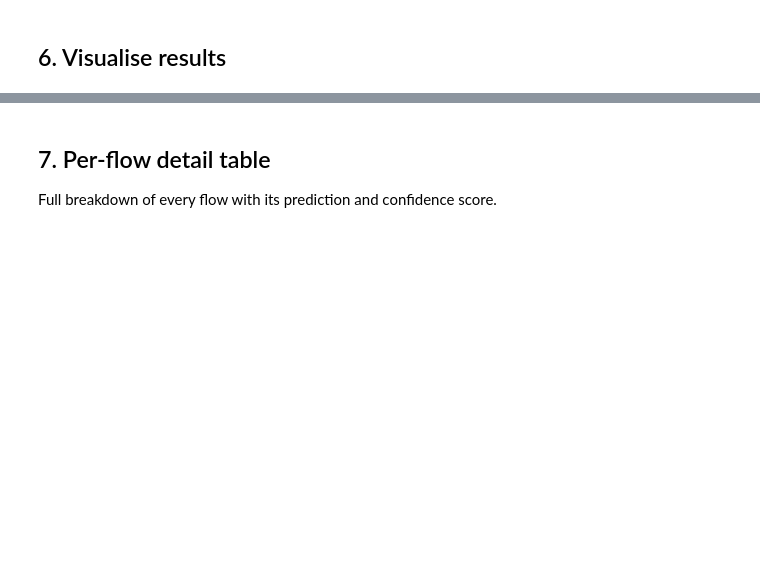
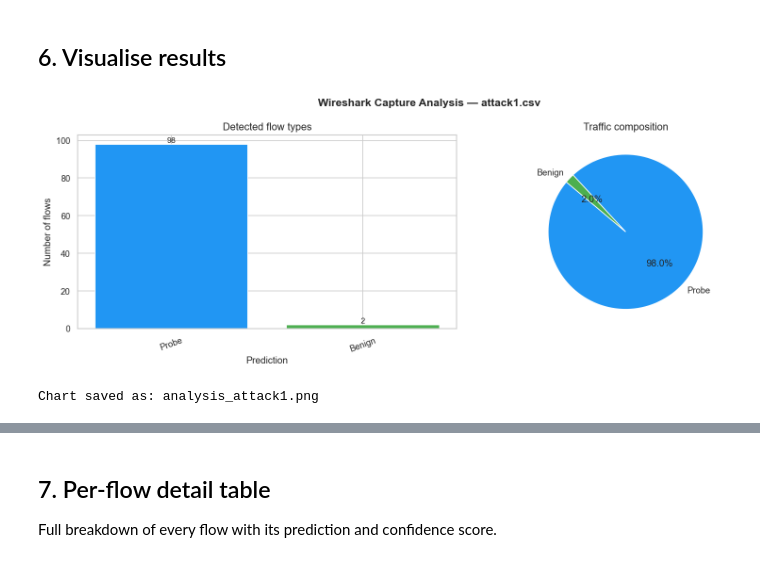
Before and after one commit to manan75/NetworkAnomaly-Detection, a Jupyter notebook: 05_inference_pipeline.ipynb, the cells around one changed output, grey strips where cells are left out. Saved outputs shown, nothing was run; the diff lists cells and outputs as text; code cells hidden in the pictures; blank space fills up the shorter version.

```diff
--- a/05_inference_pipeline.ipynb
+++ b/05_inference_pipeline.ipynb
@@ -124,19 +163,24 @@ print('  Done!')
 # %% [markdown]
 ## 4. Run predictions
 # %%
-# Predict class and probability for each flow
-y_pred_encoded  = model.predict(X_live_scaled)
-y_pred_labels   = le.inverse_transform(y_pred_encoded)
-y_pred_proba    = model.predict_proba(X_live_scaled)
+y_pred_encoded = model.predict(X_live_scaled)
+y_pred_labels  = le.inverse_transform(y_pred_encoded)
+y_pred_proba   = model.predict_proba(X_live_scaled)
+confidence     = y_pred_proba.max(axis=1) * 100  # as percentage
 
-# Confidence = probability of predicted class
-confidence = y_pred_proba.max(axis=1)
+results = flows.copy()
+results['raw_prediction'] = y_pred_labels   # what the model actually predicted
+results['confidence']     = confidence.round(1)
 
-# Attach predictions to flow DataFrame
-results = flows.copy()
-results['prediction']  = y_pred_labels
-results['confidence']  = (confidence * 100).round(1)
+# Apply confidence threshold — demote uncertain predictions to Benign
+# This prevents the model from confidently mislabelling unseen traffic patterns
+results['prediction'] = results.apply(
+    lambda r: r['raw_prediction'] if r['confidence'] >= CONFIDENCE_THRESHOLD else 'Benign',
+    axis=1
+)
 
+demoted = (results['raw_prediction'] != results['prediction']).sum()
 print(f'Classified {len(results):,} flows')
-results[['flow_id', 'packet_count', 'duration', 'packets_per_second',
-          'prediction', 'confidence']].head(10)
+print(f'Demoted to Benign (confidence < {CONFIDENCE_THRESHOLD}%): {demoted} flows')
+results[['flow_id','packet_count','duration','packets_per_second',
+          'raw_prediction','prediction','confidence']].head(10)
@@ -191,37 +275,40 @@ fig, axes = plt.subplots(1, 2, figsize=(14, 5))
 
 # --- Bar chart: flow counts ---
 bars = axes[0].bar(
-    summary['prediction'],
-    summary['flow_count'],
-    color=[color_map.get(p, default_color) for p in summary['prediction']]
+    summary_filtered['prediction'],
+    summary_filtered['flow_count'],
+    color=[color_map.get(p, default_color) for p in summary_filtered['prediction']]
 )
 axes[0].set_title('Detected flow types', fontsize=13)
 axes[0].set_xlabel('Prediction')
 axes[0].set_ylabel('Number of flows')
 axes[0].tick_params(axis='x', rotation=20)
 for bar in bars:
     axes[0].annotate(
         f'{int(bar.get_height())}',
         (bar.get_x() + bar.get_width()/2, bar.get_height()),
         ha='center', va='bottom', fontsize=10
     )
 
 # --- Pie chart: percentage breakdown ---
-pie_colors = [color_map.get(p, default_color) for p in summary['prediction']]
+pie_colors = [color_map.get(p, default_color) for p in summary_filtered['prediction']]
 axes[1].pie(
-    summary['flow_count'],
-    labels=summary['prediction'],
+    summary_filtered['flow_count'],
+    labels=summary_filtered['prediction'],
     autopct='%1.1f%%',
     colors=pie_colors,
     startangle=140
 )
 axes[1].set_title('Traffic composition', fontsize=13)
 
 plt.suptitle(
     f'Wireshark Capture Analysis — {CAPTURE_CSV.name}',
     fontsize=14, fontweight='bold'
 )
 plt.tight_layout()
 plt.savefig(f'analysis_{CAPTURE_CSV.stem}.png', dpi=150)
 plt.show()
 print(f'Chart saved as: analysis_{CAPTURE_CSV.stem}.png')
+# %% [output]
+[figure, added]
+Chart saved as: analysis_attack1.png
```
Also changed, not shown: parts of 10 cells of this notebook, 33 other files.
